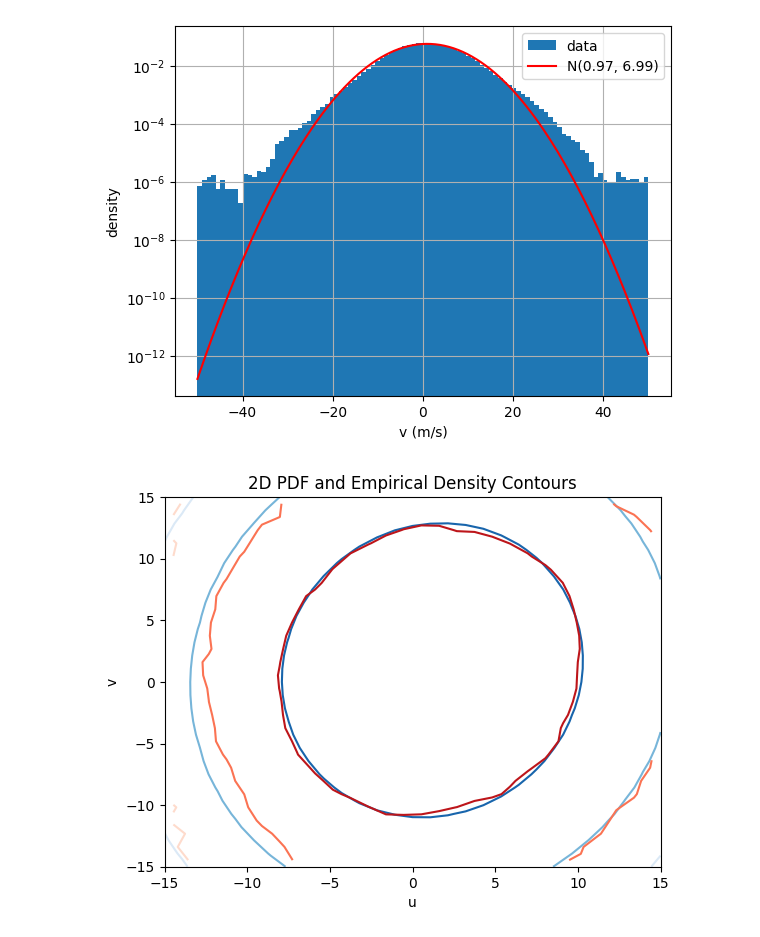
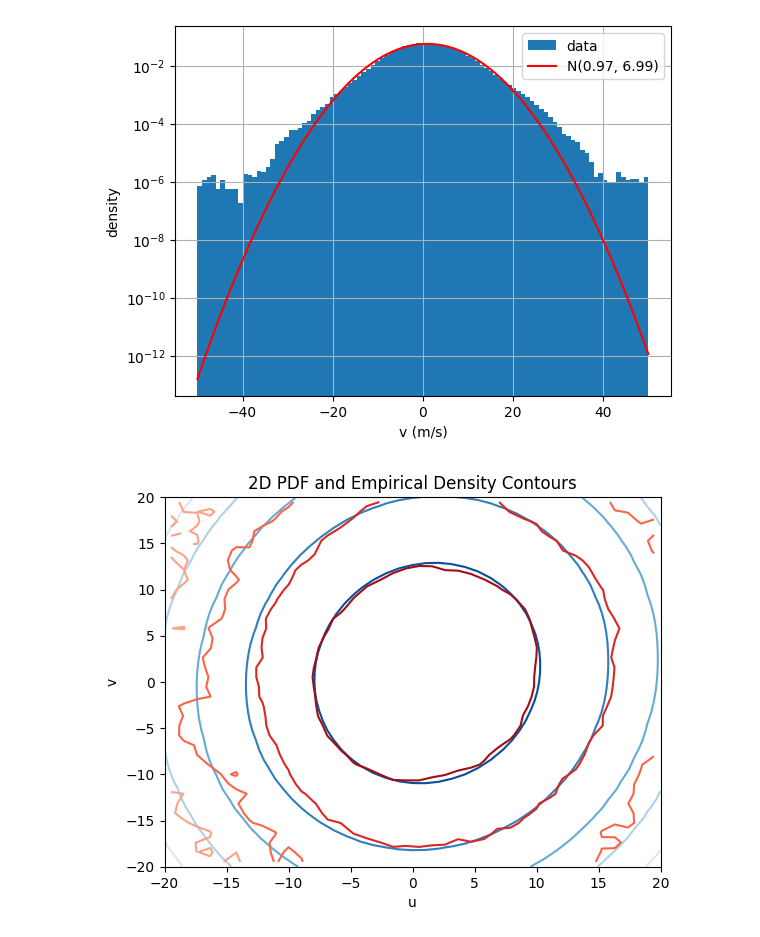
Before and after one commit to darkecology/darkeco-dataset-prep, a Jupyter notebook: validation/velocity.ipynb, the cells around one changed output. Cells and saved outputs as stored; diff of their text form; code cells hidden in the pictures.

```diff
--- a/validation/velocity.ipynb
+++ b/validation/velocity.ipynb
@@ -88,7 +88,7 @@ import seaborn as sns
 from matplotlib.colors import Normalize, LogNorm
 from scipy.ndimage import gaussian_filter
 
-vmax = 15
+vmax = 20
 
 n = 500000
 sample = df[['u', 'v']].dropna()
@@ -100,7 +100,7 @@ cov = subsample.cov()
 mvn = multivariate_normal(mean=mean, cov=cov)
 
 # Create a grid of points
-nbins = 30
+nbins = 40
 x = np.linspace(-vmax, vmax, nbins-1)
 y = np.linspace(-vmax, vmax, nbins-1)
 X, Y = np.meshgrid(x, y)
@@ -112,36 +112,36 @@ Z = mvn.pdf(pos)
 
 # Plot the contours of the empirical density
 #plt.hexbin(subsample['u'], subsample['v'], gridsize=50, cmap='Reds', alpha=0.6, norm=LogNorm())
-levels = 20
+levels = 10
 
 bins = np.linspace(-vmax, vmax, nbins-1)
 
 density, x_edges, y_edges = np.histogram2d(sample['u'], sample['v'], bins=bins, density=True)
 #density = gaussian_filter(density, sigma=2)
 #density += 1e-14  # Avoid division by zero
 #density /= density.sum()
 
 #norm = Normalize(vmin=density.min(), vmax=density.max())
 norm = LogNorm(vmin=Z.min(), vmax=Z.max())
 
 # Plot the 2D PDF
 plt.contour(X, Y, Z, levels=levels, norm=norm, cmap='Blues')
 
 # Generate meshgrid for plotting
 centers = (bins[:-1] + bins[1:])/2
 X, Y = np.meshgrid(centers, centers)
 plt.contour(X, Y, density.T, levels=10, cmap='Reds', norm=norm)
 
 plt.xlim([-vmax, vmax])
 plt.ylim([-vmax, vmax])
 
 
 plt.xlabel('u')
 plt.ylabel('v')
 plt.title('2D PDF and Empirical Density Contours')
 plt.show()
 # %% [output]
-[figure, old version]
+[figure, new version]
 # %%
 yscale = 'log'
 
```
Also changed, not shown: parts of 8 cells of this notebook, 3 other files.
